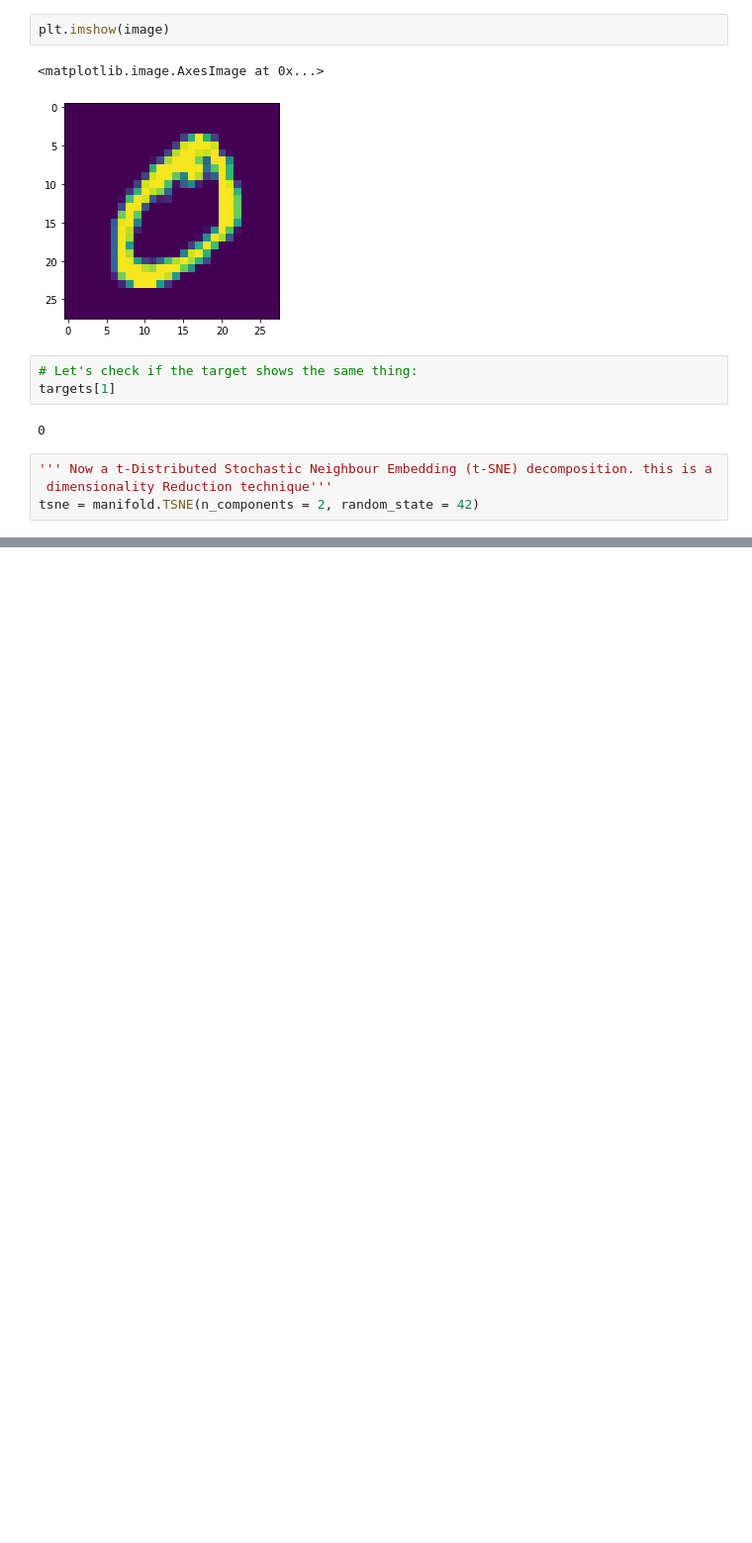
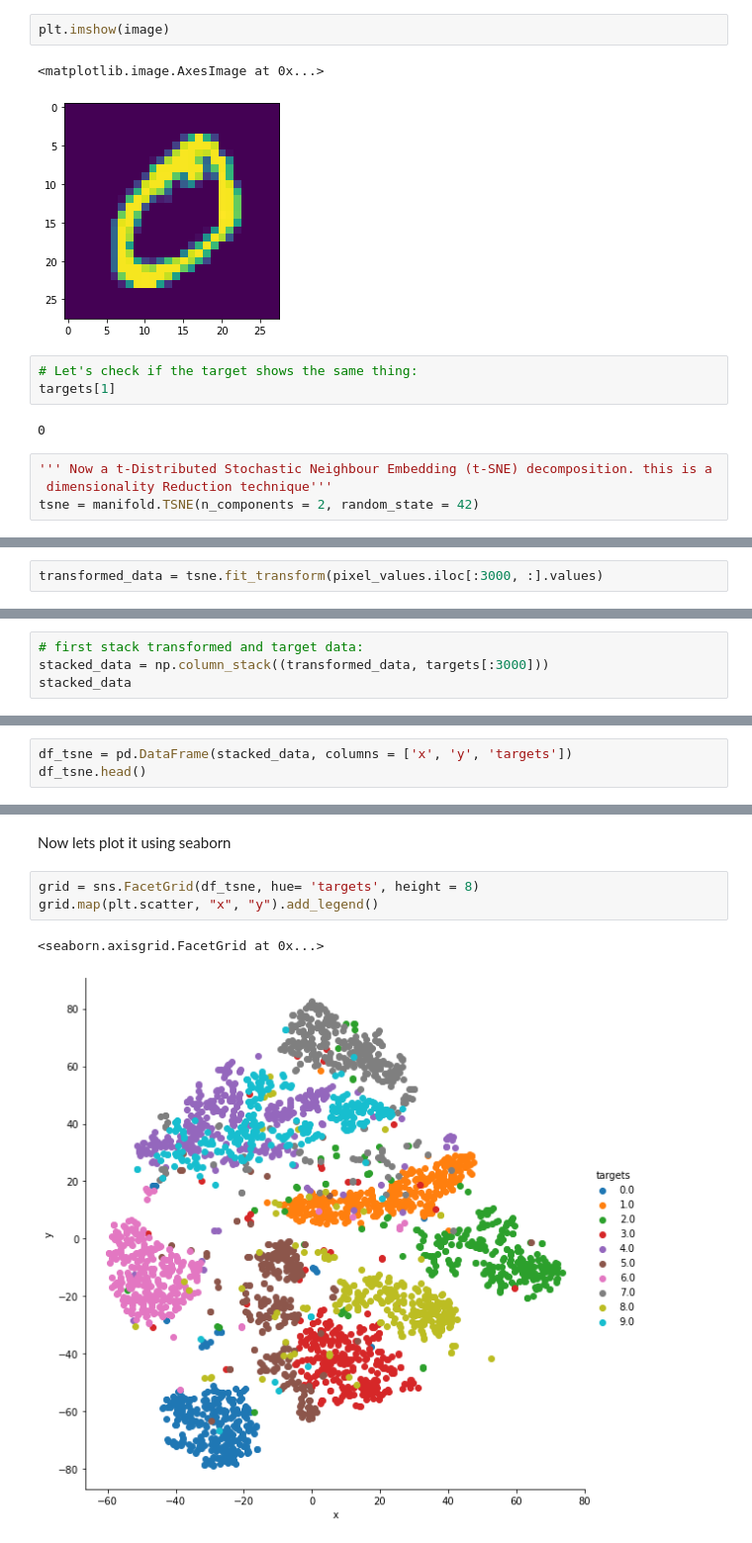
Before and after one commit to Rtavakol/Book-Approaching-any-Machine-Learning-Problem, a Jupyter notebook: Examples/t_SNE_decomposition_On_MINST/(t-SNE) decomposition.ipynb, the cells around one changed output, grey strips where cells are left out. Shown at 99% size. Drawn from its saved outputs; the diff is of its cells as text; blank space fills up the shorter version.

Commit message:
tsne model added

```diff
--- a/Examples/t_SNE_decomposition_On_MINST/(t-SNE) decomposition.ipynb
+++ b/Examples/t_SNE_decomposition_On_MINST/(t-SNE) decomposition.ipynb
@@ -104,0 +107,2 @@ tsne = manifold.TSNE(n_components = 2, random_state = 42)
+# %%
+transformed_data = tsne.fit_transform(pixel_values.iloc[:3000, :].values)
@@ -104,0 +111,4 @@ tsne = manifold.TSNE(n_components = 2, random_state = 42)
+# %%
+# first stack transformed and target data:
+stacked_data = np.column_stack((transformed_data, targets[:3000]))
+stacked_data
@@ -104,0 +123,3 @@ tsne = manifold.TSNE(n_components = 2, random_state = 42)
+# %%
+df_tsne = pd.DataFrame(stacked_data, columns = ['x', 'y', 'targets'])
+df_tsne.head()
@@ -104,0 +133,8 @@ tsne = manifold.TSNE(n_components = 2, random_state = 42)
+# %% [markdown]
+Now lets plot it using seaborn
+# %%
+grid = sns.FacetGrid(df_tsne, hue= 'targets', height = 8)
+grid.map(plt.scatter, "x", "y").add_legend()
+# %% [output]
+<seaborn.axisgrid.FacetGrid at 0x...>
+[figure, added]
```
Also changed, not shown: parts of 4 cells of this notebook.
